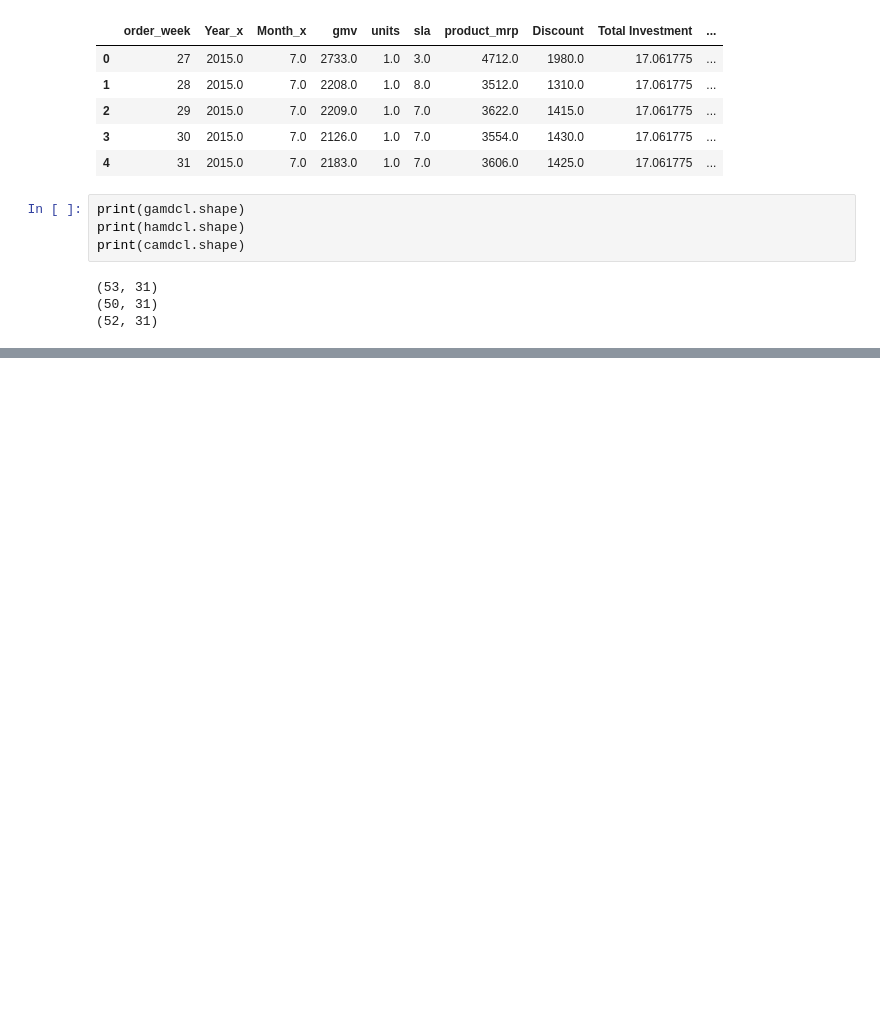
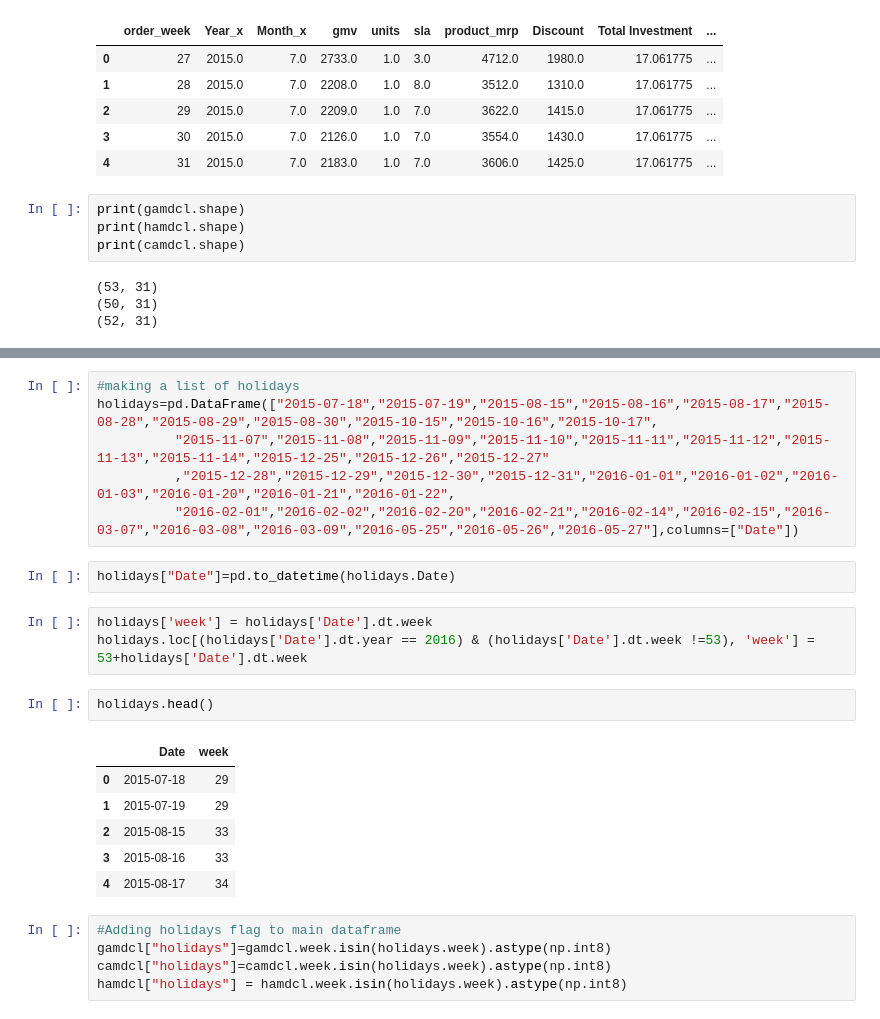
Before and after one commit to Anirudhakumar/DS-, a Jupyter notebook: Copy_of_MarketMixModeling.ipynb, the cells around one changed output, grey strips where cells are left out. Saved outputs shown, nothing was run; the diff lists cells and outputs as text; blank space fills up the shorter version.

```diff
--- a/Copy_of_MarketMixModeling.ipynb
+++ b/Copy_of_MarketMixModeling.ipynb
@@ -530,0 +549,25 @@ print(camdcl.shape)
+# %%
+#making a list of holidays
+holidays=pd.DataFrame(["2015-07-18","2015-07-19","2015-08-15","2015-08-16","2015-08-17","2015-08-28","2015-08-29","2015-08-30","2015-10-15","2015-10-16","2015-10-17",
+          "2015-11-07","2015-11-08","2015-11-09","2015-11-10","2015-11-11","2015-11-12","2015-11-13","2015-11-14","2015-12-25","2015-12-26","2015-12-27"
+          ,"2015-12-28","2015-12-29","2015-12-30","2015-12-31","2016-01-01","2016-01-02","2016-01-03","2016-01-20","2016-01-21","2016-01-22",
+          "2016-02-01","2016-02-02","2016-02-20","2016-02-21","2016-02-14","2016-02-15","2016-03-07","2016-03-08","2016-03-09","2016-05-25","2016-05-26","2016-05-27"],columns=["Date"])
+# %%
+holidays["Date"]=pd.to_datetime(holidays.Date)
+# %%
+holidays['week'] = holidays['Date'].dt.week
+holidays.loc[(holidays['Date'].dt.year == 2016) & (holidays['Date'].dt.week !=53), 'week'] = 53+holidays['Date'].dt.week
+# %%
+holidays.head()
+# %% [output]
+|  | Date | week |
+| 0 | 2015-07-18 | 29 |
+| 1 | 2015-07-19 | 29 |
+| 2 | 2015-08-15 | 33 |
+| 3 | 2015-08-16 | 33 |
+| 4 | 2015-08-17 | 34 |
+# %%
+#Adding holidays flag to main dataframe
+gamdcl["holidays"]=gamdcl.week.isin(holidays.week).astype(np.int8)
+camdcl["holidays"]=camdcl.week.isin(holidays.week).astype(np.int8)
+hamdcl["holidays"] = hamdcl.week.isin(holidays.week).astype(np.int8)
```
Also changed, not shown: parts of 2 cells of this notebook.
